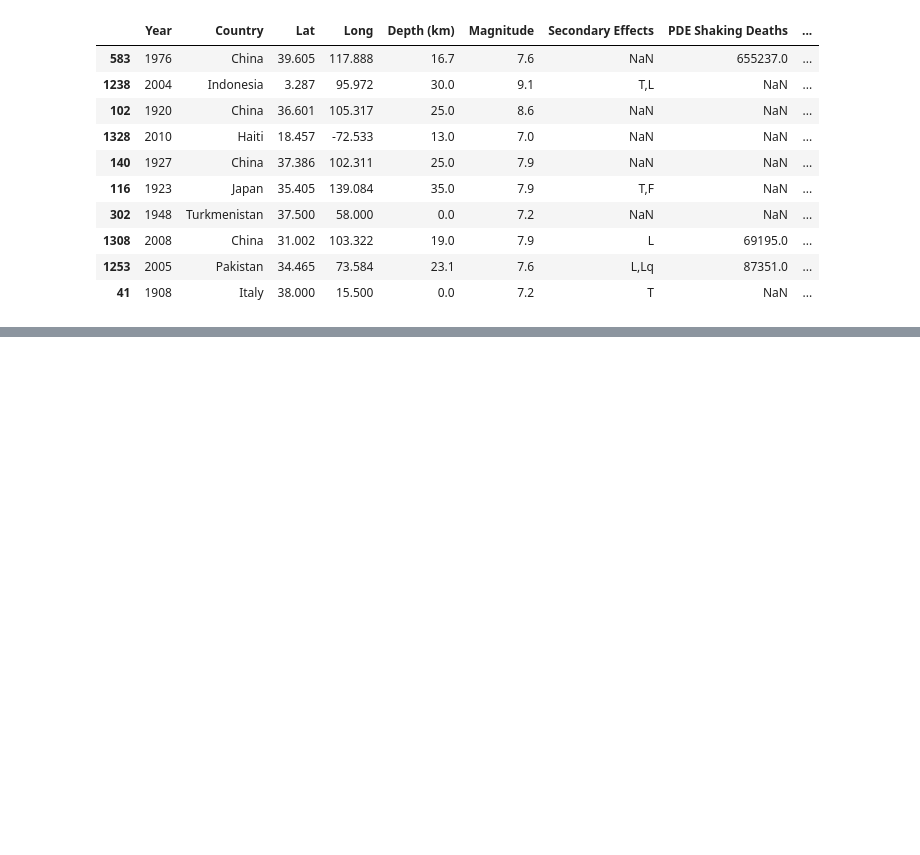
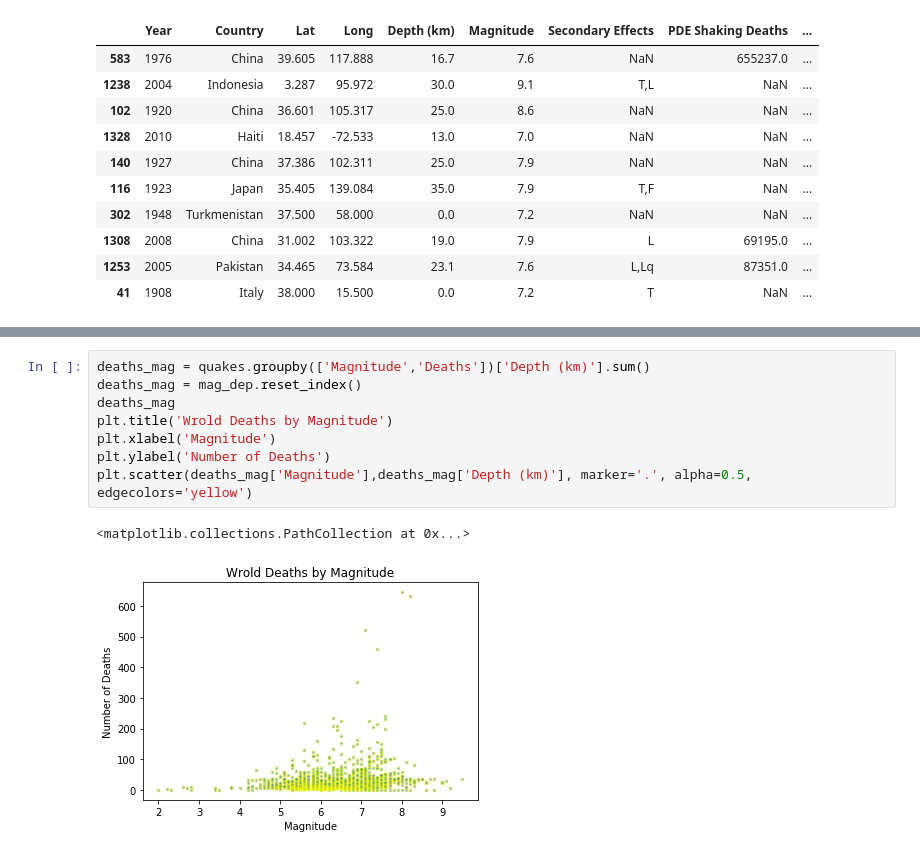
Before and after one commit to DataScienceBS/data-question-3-tornado-bombers, a Jupyter notebook: Earthquakes.ipynb, the cells around one changed output, grey strips where cells are left out. Saved outputs shown, nothing was run; the diff lists cells and outputs as text; blank space fills up the shorter version.

```diff
--- a/Earthquakes.ipynb
+++ b/Earthquakes.ipynb
@@ -370,0 +389,11 @@ g= (g.map(plt.plot, 'Year', 'Deaths', marker= '.')
+# %%
+deaths_mag = quakes.groupby(['Magnitude','Deaths'])['Depth (km)'].sum()
+deaths_mag = mag_dep.reset_index()
+deaths_mag
+plt.title('Wrold Deaths by Magnitude')
+plt.xlabel('Magnitude')
+plt.ylabel('Number of Deaths')
+plt.scatter(deaths_mag['Magnitude'],deaths_mag['Depth (km)'], marker='.', alpha=0.5, edgecolors='yellow')
+# %% [output]
+<matplotlib.collections.PathCollection at 0x...>
+[figure, added]
```
Also changed, not shown: parts of 23 cells of this notebook.
